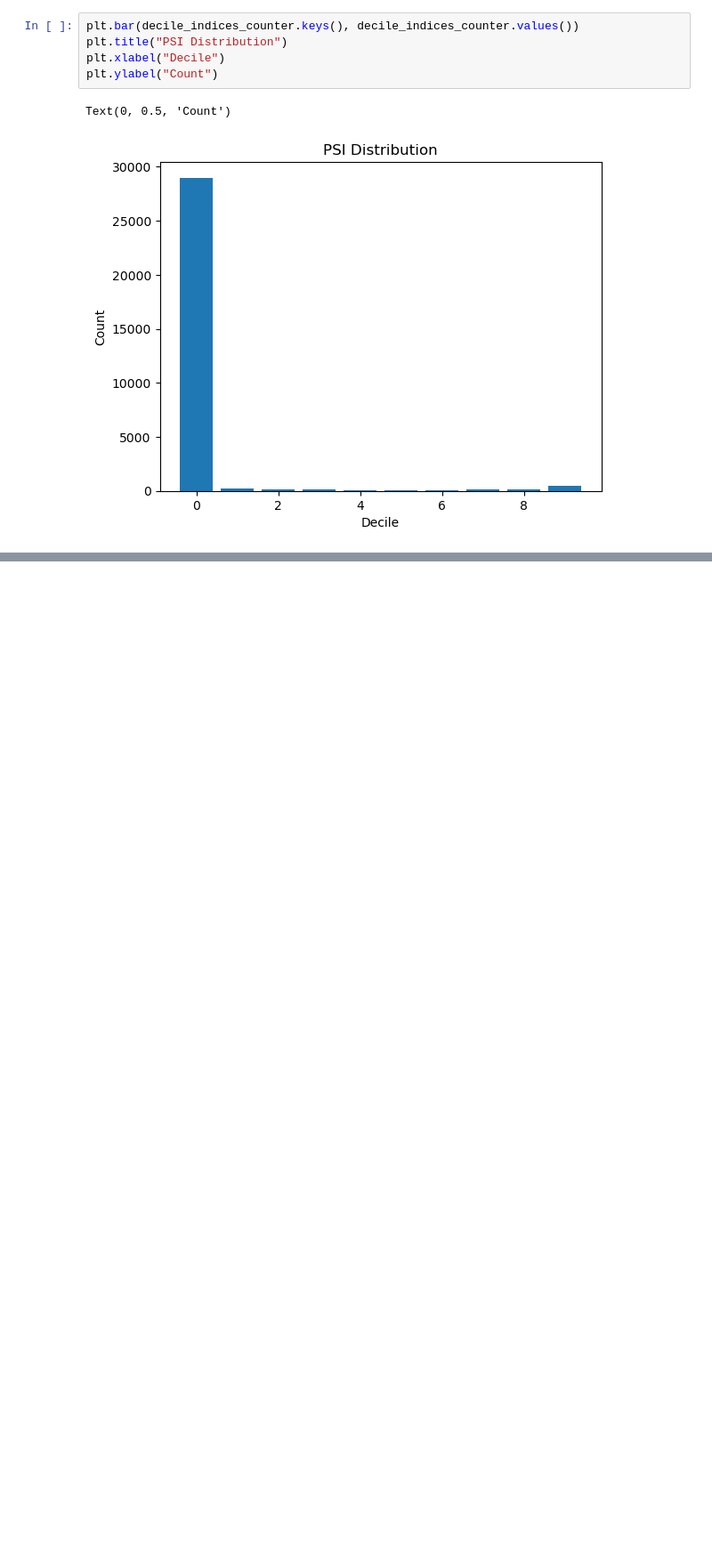
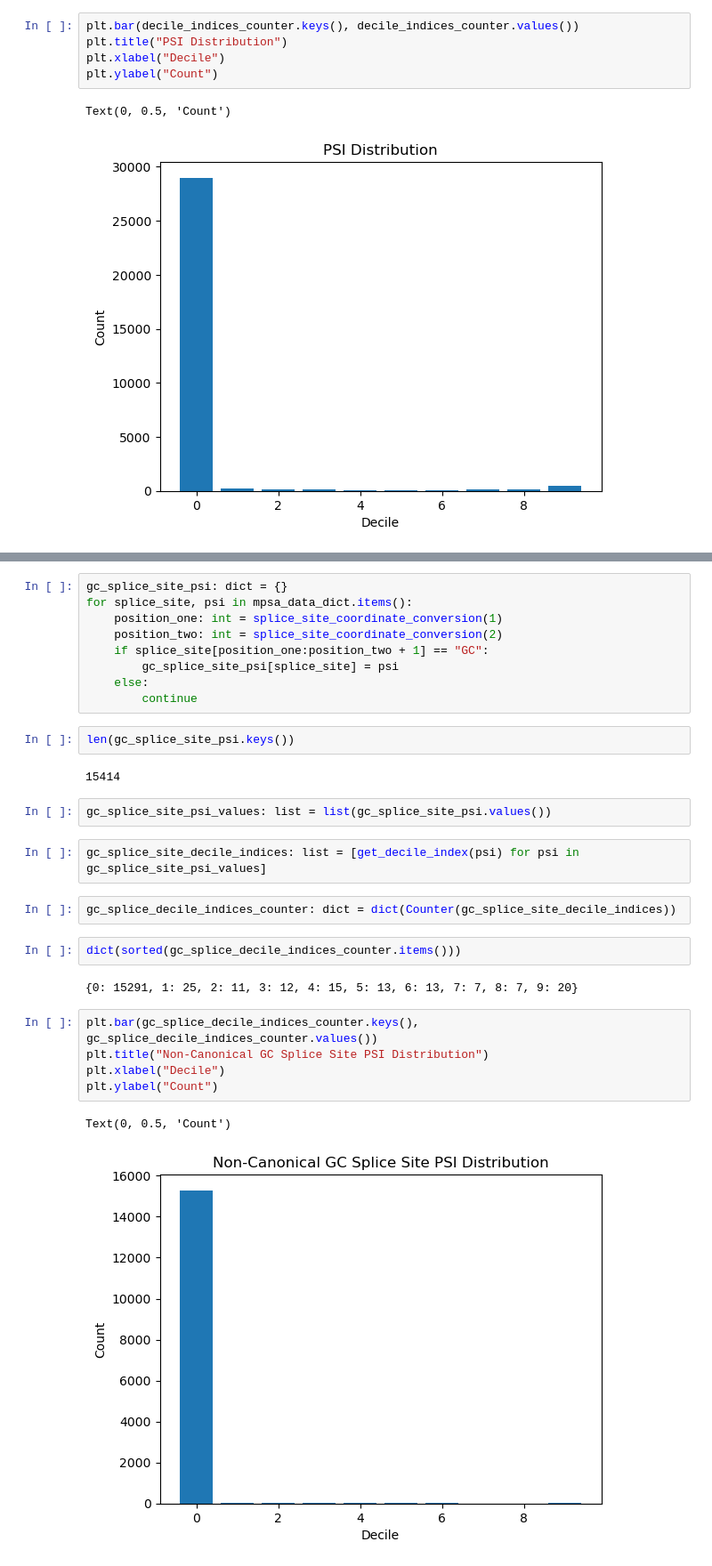
Before and after one commit to caelanjmiller/Genomics-Lab-BIO5488, a Jupyter notebook: assignment11/Assignment11.ipynb, the cells around one changed output, grey strips where cells are left out. Shown at 89% size. Drawn from its saved outputs; the diff is of its cells as text; blank space fills up the shorter version.

```diff
--- a/assignment11/Assignment11.ipynb
+++ b/assignment11/Assignment11.ipynb
@@ -75,0 +105,31 @@ Text(0, 0.5, 'Count')
+# %%
+gc_splice_site_psi: dict = {}
+for splice_site, psi in mpsa_data_dict.items():
+    position_one: int = splice_site_coordinate_conversion(1)
+    position_two: int = splice_site_coordinate_conversion(2)
+    if splice_site[position_one:position_two + 1] == "GC":
+        gc_splice_site_psi[splice_site] = psi
+    else:
+        continue
+# %%
+len(gc_splice_site_psi.keys())
+# %% [output]
+15414
+# %%
+gc_splice_site_psi_values: list = list(gc_splice_site_psi.values())
+# %%
+gc_splice_site_decile_indices: list = [get_decile_index(psi) for psi in gc_splice_site_psi_values]
+# %%
+gc_splice_decile_indices_counter: dict = dict(Counter(gc_splice_site_decile_indices))
+# %%
+dict(sorted(gc_splice_decile_indices_counter.items()))
+# %% [output]
+{0: 15291, 1: 25, 2: 11, 3: 12, 4: 15, 5: 13, 6: 13, 7: 7, 8: 7, 9: 20}
+# %%
+plt.bar(gc_splice_decile_indices_counter.keys(), gc_splice_decile_indices_counter.values())
+plt.title("Non-Canonical GC Splice Site PSI Distribution")
+plt.xlabel("Decile")
+plt.ylabel("Count")
+# %% [output]
+Text(0, 0.5, 'Count')
+[figure, added]
```
Also changed, not shown: parts of 11 cells of this notebook, 2 other files.
